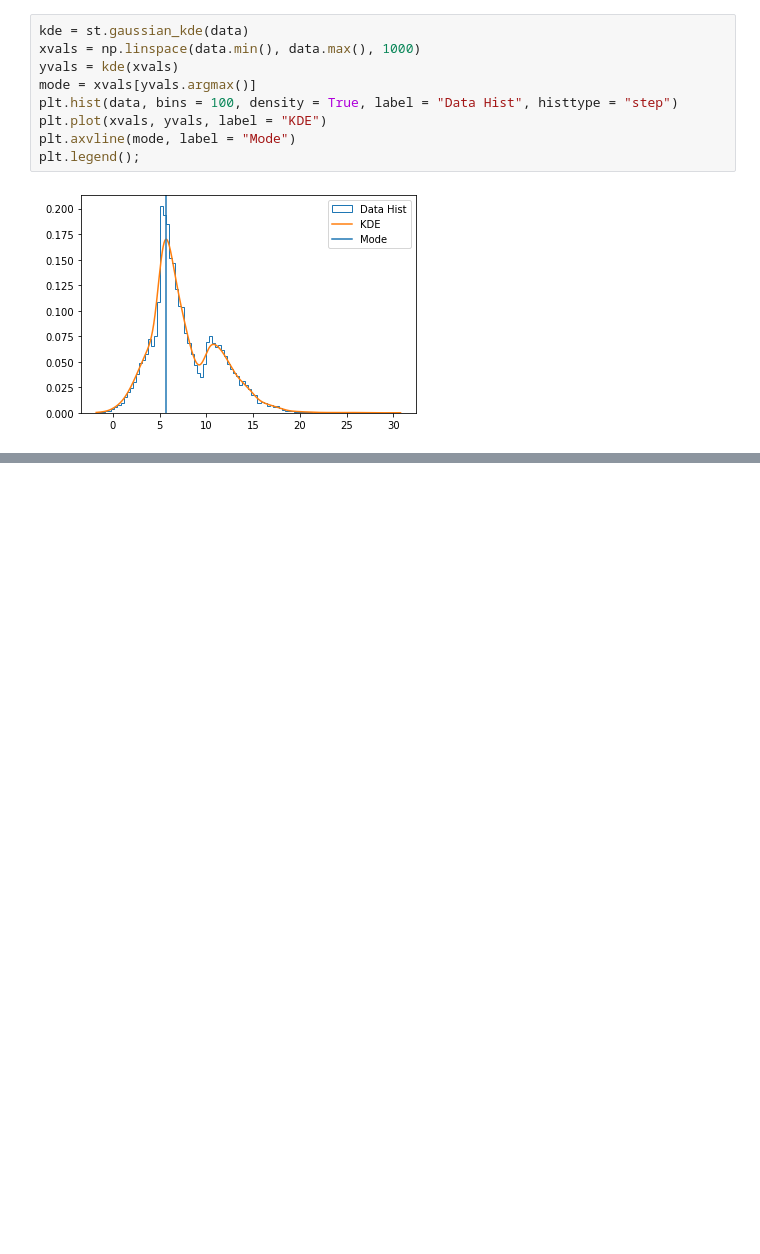
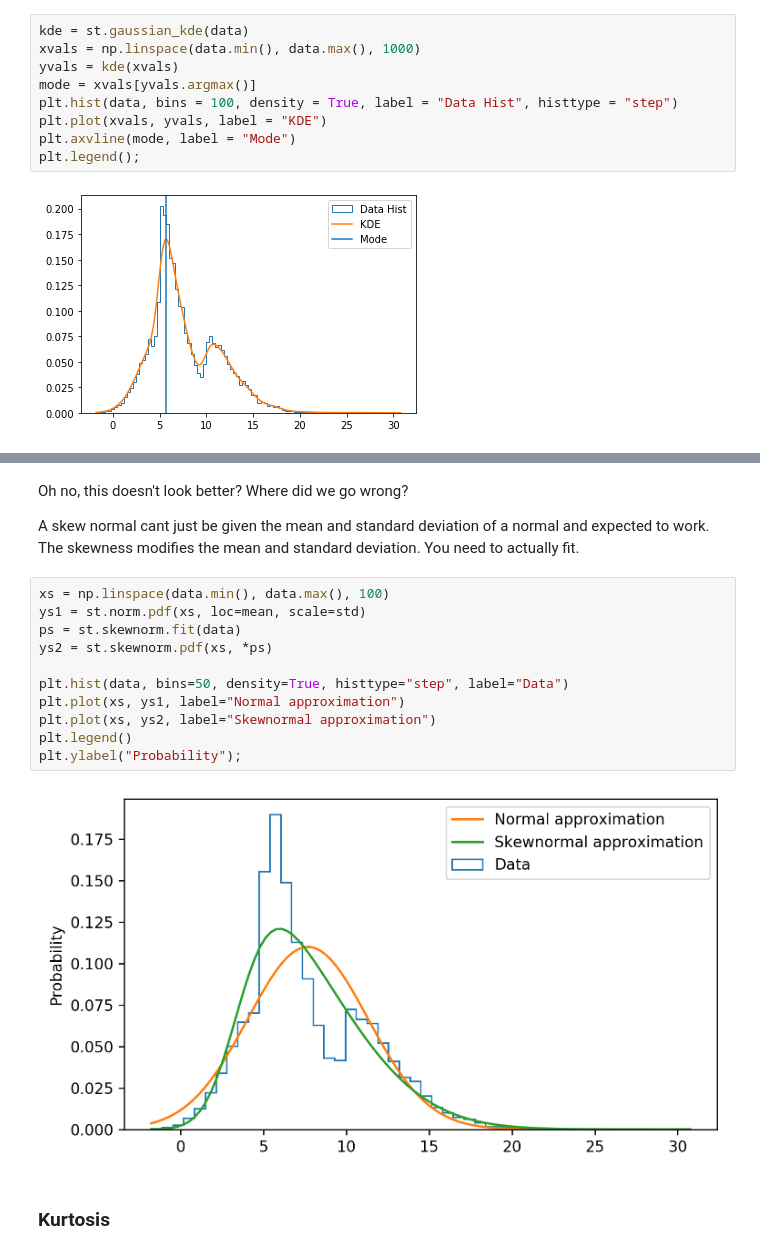
Before and after one commit to Zynith/Python-Statistical-Analysis, a Jupyter notebook: Characterizing Data.ipynb, the cells around one changed output, grey strips where cells are left out. Saved outputs shown, nothing was run; the diff lists cells and outputs as text; blank space fills up the shorter version.

```diff
--- a/Characterizing Data.ipynb
+++ b/Characterizing Data.ipynb
@@ -111,0 +204,19 @@ plt.legend();
+# %% [markdown]
+Oh no, this doesn't look better? Where did we go wrong?
+
+A skew normal cant just be given the mean and standard deviation of a normal and expected to work. The skewness modifies the mean and standard deviation. You need to actually fit.
+# %%
+xs = np.linspace(data.min(), data.max(), 100)
+ys1 = st.norm.pdf(xs, loc=mean, scale=std)
+ps = st.skewnorm.fit(data)
+ys2 = st.skewnorm.pdf(xs, *ps)
+
+plt.hist(data, bins=50, density=True, histtype="step", label="Data")
+plt.plot(xs, ys1, label="Normal approximation")
+plt.plot(xs, ys2, label="Skewnormal approximation")
+plt.legend()
+plt.ylabel("Probability");
+# %% [output]
+[figure, added]
+# %% [markdown]
+### Kurtosis
```
Also changed, not shown: parts of 38 cells of this notebook, 1 other file.
